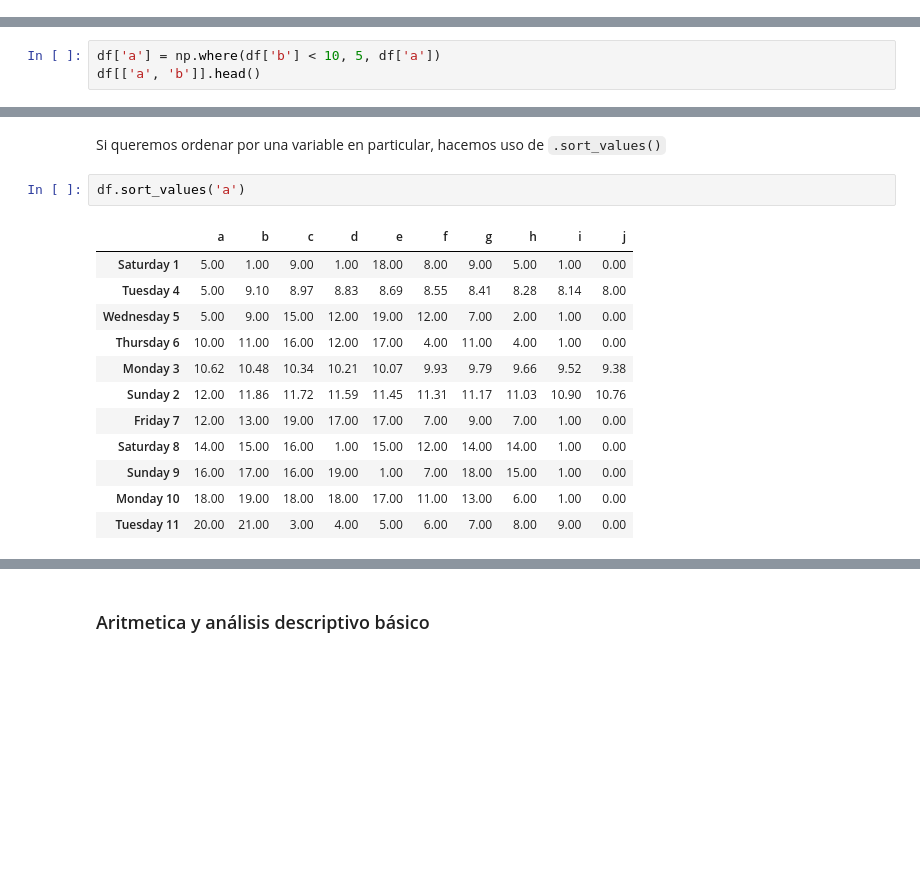
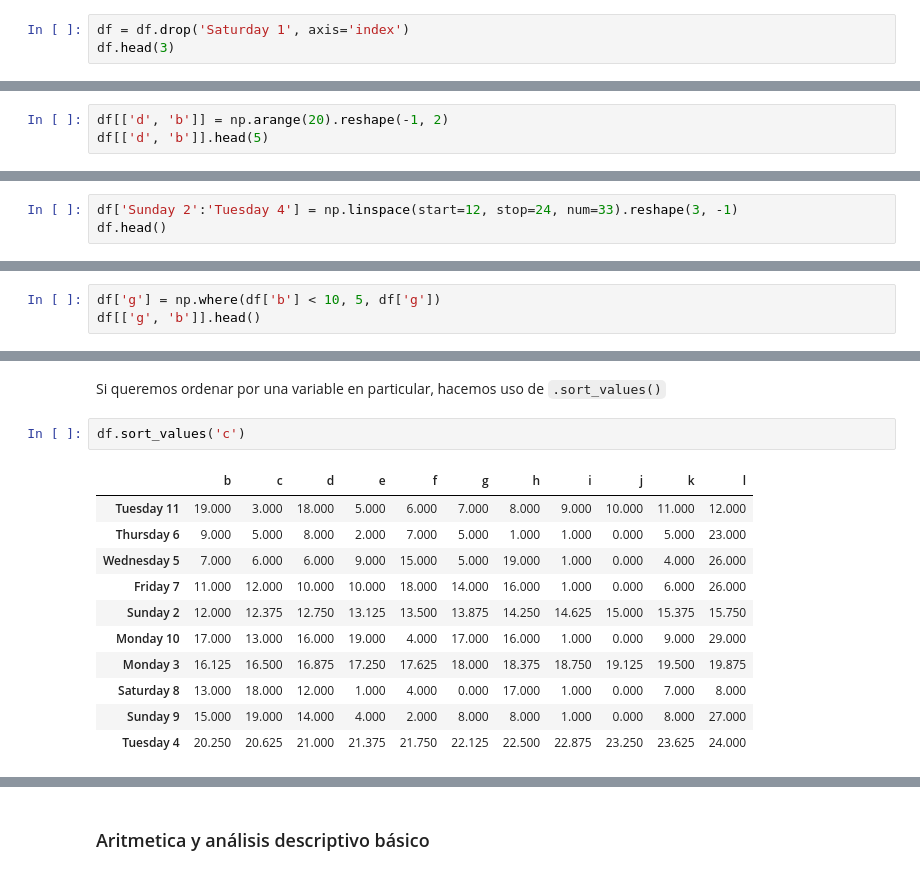
Before and after one commit to devfmx/master-data-ai, a Jupyter notebook: 2 Introduccion a la ciencia de datos/S2_intro_a_pandas/crowdcoding/pandas.ipynb, the cells around one changed output, grey strips where cells are left out. Cells and saved outputs as stored; diff of their text form; blank space fills up the shorter version.

```diff
--- a/2 Introduccion a la ciencia de datos/S2_intro_a_pandas/crowdcoding/pandas.ipynb
+++ b/2 Introduccion a la ciencia de datos/S2_intro_a_pandas/crowdcoding/pandas.ipynb
@@ -682,0 +784,3 @@ Para eliminar una columna o una fila usamos el metodo `.drop()`. Al igual que co
+# %%
+df = df.drop('Saturday 1', axis='index')
+df.head(3)
@@ -703,0 +817,3 @@ df[['a', 'b']].head(5)
+# %%
+df[['d', 'b']] = np.arange(20).reshape(-1, 2)
+df[['d', 'b']].head(5)
@@ -720,0 +834,3 @@ df.head()
+# %%
+df['Sunday 2':'Tuesday 4'] = np.linspace(start=12, stop=24, num=33).reshape(3, -1)
+df.head()
@@ -725,4 +857,4 @@ Podemos usar `np.where()` para modificar condicionalmente valores
 # %%
-df['a'] = np.where(df['b'] < 10, 5, df['a'])
-df[['a', 'b']].head()
+df['g'] = np.where(df['b'] < 10, 5, df['g'])
+df[['g', 'b']].head()
 # %% [output]
@@ -777,20 +909,19 @@ Como se ha visto antes, para hacer el cambio persistente, es necesario elegir `i
 # %% [markdown]
 Si queremos ordenar por una variable en particular, hacemos uso de `.sort_values()`
 # %%
-df.sort_values('a')
+df.sort_values('c')
 # %% [output]
-|  | a | b | c | d | e | f | g | h | i | j |
-| Saturday 1 | 5.00 | 1.00 | 9.00 | 1.00 | 18.00 | 8.00 | 9.00 | 5.00 | 1.00 | 0.00 |
-| Tuesday 4 | 5.00 | 9.10 | 8.97 | 8.83 | 8.69 | 8.55 | 8.41 | 8.28 | 8.14 | 8.00 |
-| Wednesday 5 | 5.00 | 9.00 | 15.00 | 12.00 | 19.00 | 12.00 | 7.00 | 2.00 | 1.00 | 0.00 |
-| Thursday 6 | 10.00 | 11.00 | 16.00 | 12.00 | 17.00 | 4.00 | 11.00 | 4.00 | 1.00 | 0.00 |
-| Monday 3 | 10.62 | 10.48 | 10.34 | 10.21 | 10.07 | 9.93 | 9.79 | 9.66 | 9.52 | 9.38 |
-| Sunday 2 | 12.00 | 11.86 | 11.72 | 11.59 | 11.45 | 11.31 | 11.17 | 11.03 | 10.90 | 10.76 |
-| Friday 7 | 12.00 | 13.00 | 19.00 | 17.00 | 17.00 | 7.00 | 9.00 | 7.00 | 1.00 | 0.00 |
-| Saturday 8 | 14.00 | 15.00 | 16.00 | 1.00 | 15.00 | 12.00 | 14.00 | 14.00 | 1.00 | 0.00 |
-| Sunday 9 | 16.00 | 17.00 | 16.00 | 19.00 | 1.00 | 7.00 | 18.00 | 15.00 | 1.00 | 0.00 |
-| Monday 10 | 18.00 | 19.00 | 18.00 | 18.00 | 17.00 | 11.00 | 13.00 | 6.00 | 1.00 | 0.00 |
-| Tuesday 11 | 20.00 | 21.00 | 3.00 | 4.00 | 5.00 | 6.00 | 7.00 | 8.00 | 9.00 | 0.00 |
+|  | b | c | d | e | f | g | h | i | j | k | l |
+| Tuesday 11 | 19.000 | 3.000 | 18.000 | 5.000 | 6.000 | 7.000 | 8.000 | 9.000 | 10.000 | 11.000 | 12.000 |
+| Thursday 6 | 9.000 | 5.000 | 8.000 | 2.000 | 7.000 | 5.000 | 1.000 | 1.000 | 0.000 | 5.000 | 23.000 |
+| Wednesday 5 | 7.000 | 6.000 | 6.000 | 9.000 | 15.000 | 5.000 | 19.000 | 1.000 | 0.000 | 4.000 | 26.000 |
+| Friday 7 | 11.000 | 12.000 | 10.000 | 10.000 | 18.000 | 14.000 | 16.000 | 1.000 | 0.000 | 6.000 | 26.000 |
+| Sunday 2 | 12.000 | 12.375 | 12.750 | 13.125 | 13.500 | 13.875 | 14.250 | 14.625 | 15.000 | 15.375 | 15.750 |
+| Monday 10 | 17.000 | 13.000 | 16.000 | 19.000 | 4.000 | 17.000 | 16.000 | 1.000 | 0.000 | 9.000 | 29.000 |
+| Monday 3 | 16.125 | 16.500 | 16.875 | 17.250 | 17.625 | 18.000 | 18.375 | 18.750 | 19.125 | 19.500 | 19.875 |
+| Saturday 8 | 13.000 | 18.000 | 12.000 | 1.000 | 4.000 | 0.000 | 17.000 | 1.000 | 0.000 | 7.000 | 8.000 |
+| Sunday 9 | 15.000 | 19.000 | 14.000 | 4.000 | 2.000 | 8.000 | 8.000 | 1.000 | 0.000 | 8.000 | 27.000 |
+| Tuesday 4 | 20.250 | 20.625 | 21.000 | 21.375 | 21.750 | 22.125 | 22.500 | 22.875 | 23.250 | 23.625 | 24.000 |
 # %%
 df.sort_values('h', ascending=False)
 # %% [output]
```
Also changed, not shown: parts of 124 cells of this notebook, 8 other files.
